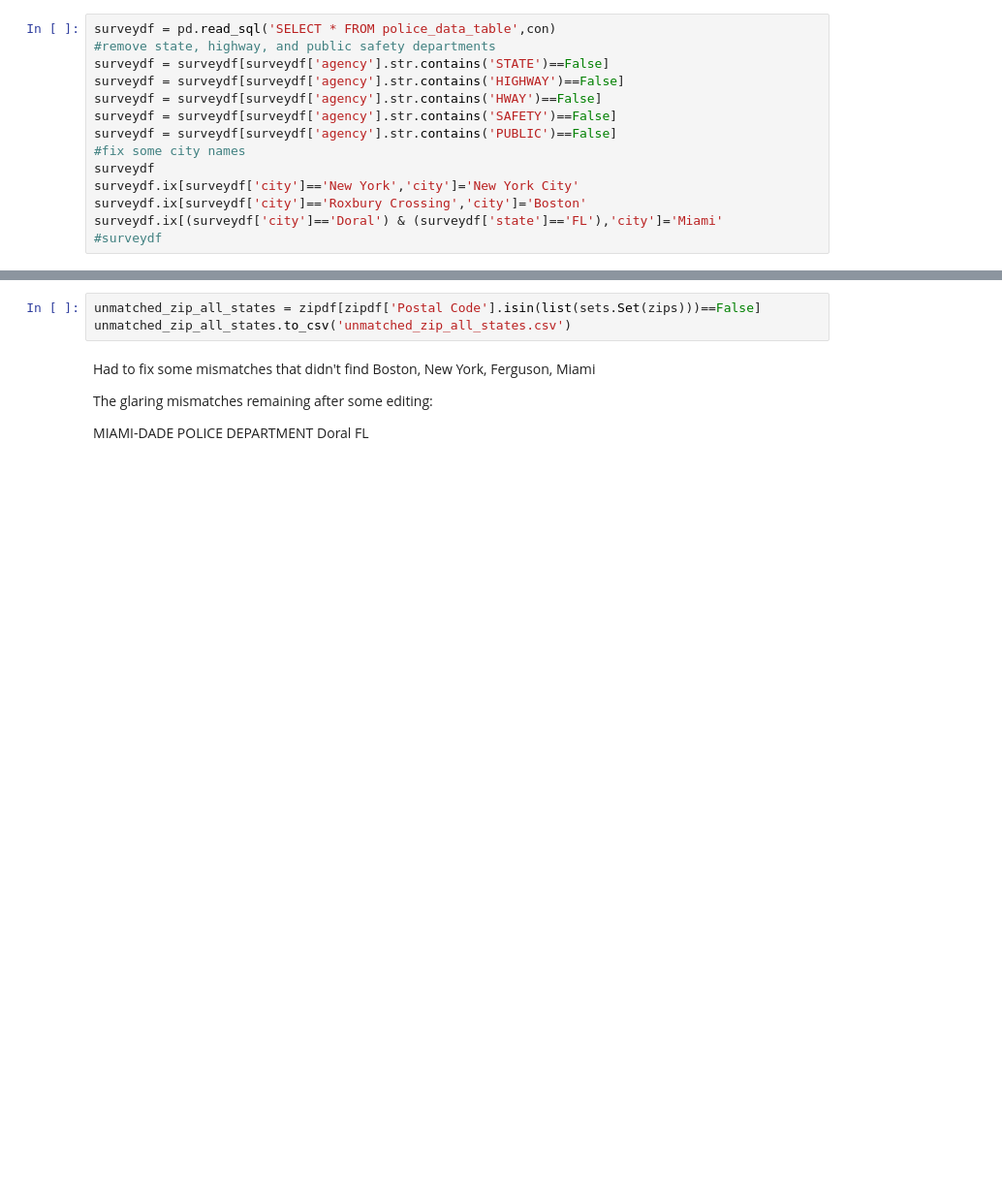
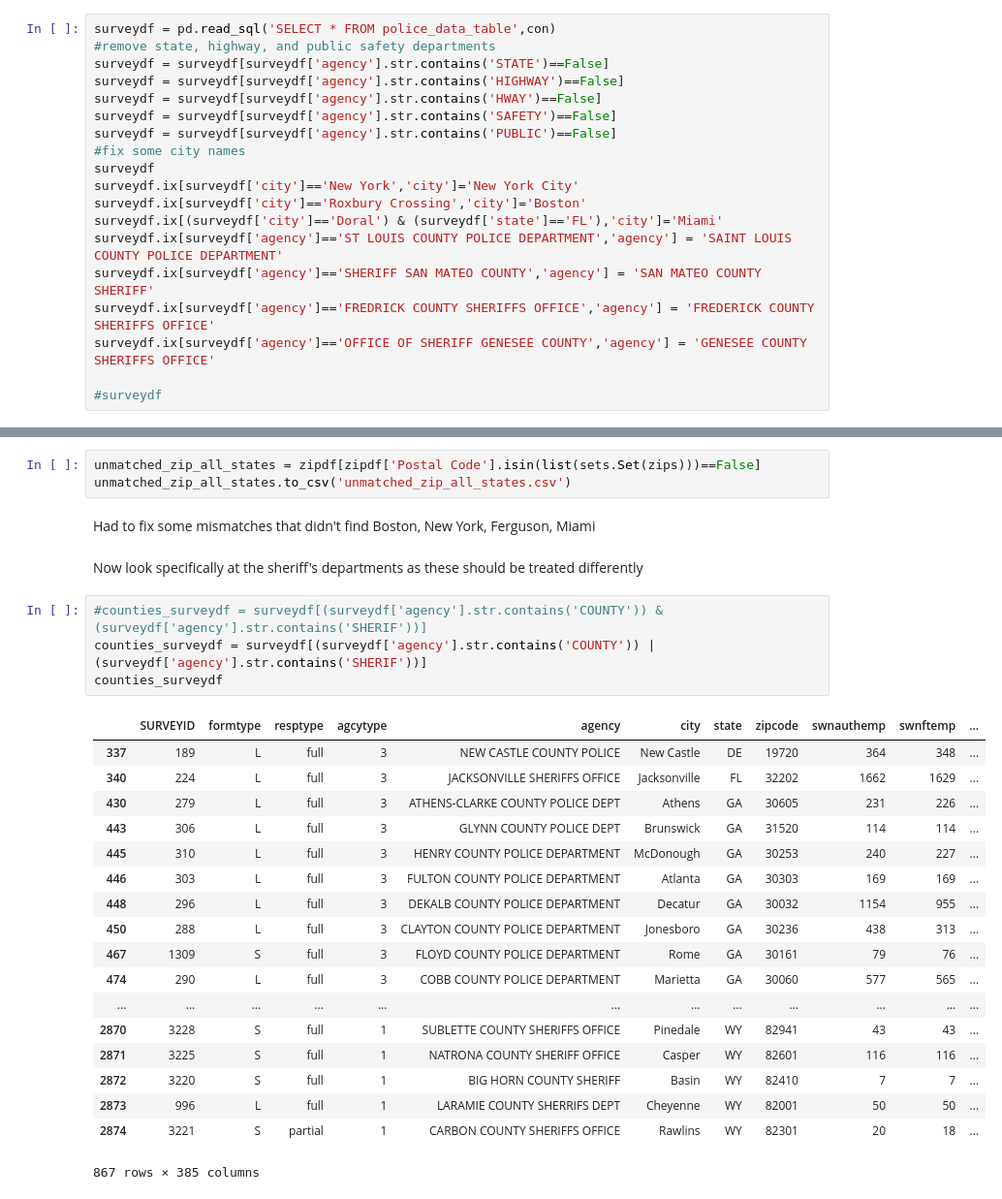
Before and after one commit to along528/insight, a Jupyter notebook: studies/zipcodes/zipcode_mapping.ipynb, the cells around one changed output, grey strips where cells are left out. Shown at 97% size. Saved outputs shown, nothing was run; the diff lists cells and outputs as text; blank space fills up the shorter version.

Commit message:
cleaned up counties

```diff
--- a/studies/zipcodes/zipcode_mapping.ipynb
+++ b/studies/zipcodes/zipcode_mapping.ipynb
@@ -98,6 +100,11 @@ surveydf
 surveydf.ix[surveydf['city']=='New York','city']='New York City'
 surveydf.ix[surveydf['city']=='Roxbury Crossing','city']='Boston'
 surveydf.ix[(surveydf['city']=='Doral') & (surveydf['state']=='FL'),'city']='Miami'
+surveydf.ix[surveydf['agency']=='ST LOUIS COUNTY POLICE DEPARTMENT','agency'] = 'SAINT LOUIS COUNTY POLICE DEPARTMENT'
+surveydf.ix[surveydf['agency']=='SHERIFF SAN MATEO COUNTY','agency'] = 'SAN MATEO COUNTY SHERIFF'
+surveydf.ix[surveydf['agency']=='FREDRICK COUNTY SHERIFFS OFFICE','agency'] = 'FREDERICK COUNTY SHERIFFS OFFICE'
+surveydf.ix[surveydf['agency']=='OFFICE OF SHERIFF GENESEE COUNTY','agency'] = 'GENESEE COUNTY SHERIFFS OFFICE'
+
 #surveydf
 # %% [markdown]
 Make sure I also look at counties
@@ -204,8 +211,28 @@ unmatched_zip_all_states = zipdf[zipdf['Postal Code'].isin(list(sets.Set(zips)))
 unmatched_zip_all_states.to_csv('unmatched_zip_all_states.csv')
 # %% [markdown]
 Had to fix some mismatches that didn't find Boston, New York, Ferguson, Miami
-
-The glaring mismatches remaining after some editing:
-
-
-MIAMI-DADE POLICE DEPARTMENT Doral FL
+# %% [markdown]
+Now look specifically at the sheriff's departments as these should be treated differently
+# %%
+#counties_surveydf = surveydf[(surveydf['agency'].str.contains('COUNTY')) & (surveydf['agency'].str.contains('SHERIF'))]
+counties_surveydf = surveydf[(surveydf['agency'].str.contains('COUNTY')) | (surveydf['agency'].str.contains('SHERIF'))]
+counties_surveydf
+# %% [output]
+|  | SURVEYID | formtype | resptype | agcytype | agency | city | state | zipcode | swnauthemp | swnftemp | ... |
+| 337 | 189 | L | full | 3 | NEW CASTLE COUNTY POLICE | New Castle | DE | 19720 | 364 | 348 | ... |
+| 340 | 224 | L | full | 3 | JACKSONVILLE SHERIFFS OFFICE | Jacksonville | FL | 32202 | 1662 | 1629 | ... |
+| 430 | 279 | L | full | 3 | ATHENS-CLARKE COUNTY POLICE DEPT | Athens | GA | 30605 | 231 | 226 | ... |
+| 443 | 306 | L | full | 3 | GLYNN COUNTY POLICE DEPT | Brunswick | GA | 31520 | 114 | 114 | ... |
+| 445 | 310 | L | full | 3 | HENRY COUNTY POLICE DEPARTMENT | McDonough | GA | 30253 | 240 | 227 | ... |
+| 446 | 303 | L | full | 3 | FULTON COUNTY POLICE DEPARTMENT | Atlanta | GA | 30303 | 169 | 169 | ... |
+| 448 | 296 | L | full | 3 | DEKALB COUNTY POLICE DEPARTMENT | Decatur | GA | 30032 | 1154 | 955 | ... |
+| 450 | 288 | L | full | 3 | CLAYTON COUNTY POLICE DEPARTMENT | Jonesboro | GA | 30236 | 438 | 313 | ... |
+| 467 | 1309 | S | full | 3 | FLOYD COUNTY POLICE DEPARTMENT | Rome | GA | 30161 | 79 | 76 | ... |
+| 474 | 290 | L | full | 3 | COBB COUNTY POLICE DEPARTMENT | Marietta | GA | 30060 | 577 | 565 | ... |
+| ... | ... | ... | ... | ... | ... | ... | ... | ... | ... | ... | ... |
+| 2870 | 3228 | S | full | 1 | SUBLETTE COUNTY SHERIFFS OFFICE | Pinedale | WY | 82941 | 43 | 43 | ... |
+| 2871 | 3225 | S | full | 1 | NATRONA COUNTY SHERIFF OFFICE | Casper | WY | 82601 | 116 | 116 | ... |
+| 2872 | 3220 | S | full | 1 | BIG HORN COUNTY SHERIFF | Basin | WY | 82410 | 7 | 7 | ... |
+| 2873 | 996 | L | full | 1 | LARAMIE COUNTY SHERRIFS DEPT | Cheyenne | WY | 82001 | 50 | 50 | ... |
+| 2874 | 3221 | S | partial | 1 | CARBON COUNTY SHERIFFS OFFICE | Rawlins | WY | 82301 | 20 | 18 | ... |
+867 rows × 385 columns
```
Also changed, not shown: parts of 11 cells of this notebook, 1 other file.
